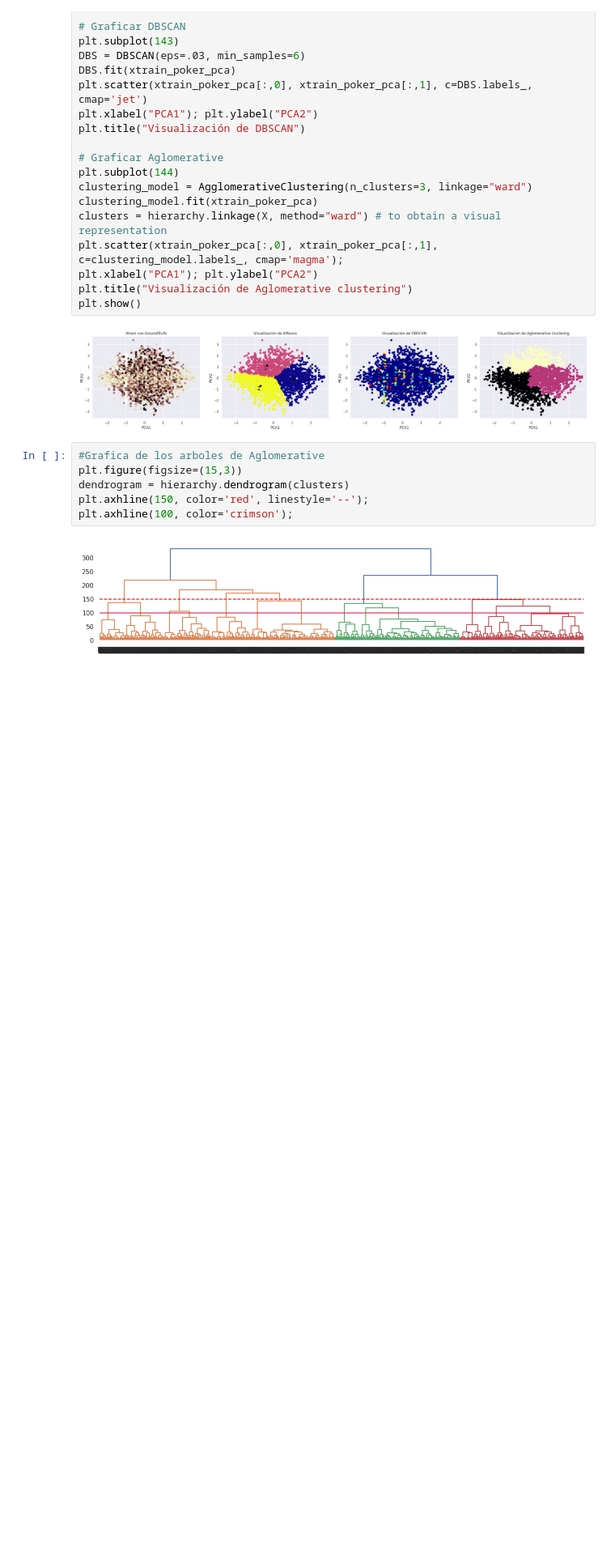
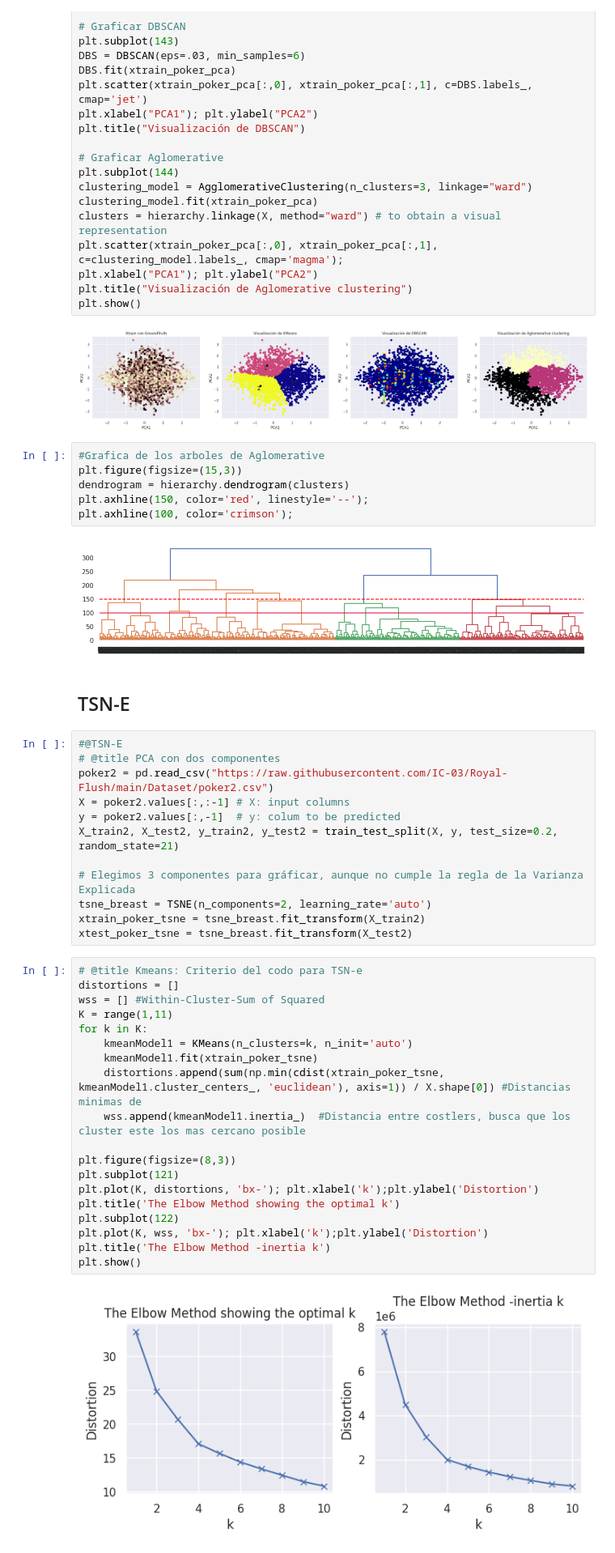
Before and after one commit to IC-03/Royal-Flush, a Jupyter notebook: Royal_Flush_Classification_Models_For_A_Poker_Hands_Dataset.ipynb, the cells around one changed output. Shown at 81% size. Drawn from its saved outputs; the diff is of its cells as text; blank space fills up the shorter version.

Commit message:
UltimaEntrega_v5_Metodos_Corrieron

```diff
--- a/Royal_Flush_Classification_Models_For_A_Poker_Hands_Dataset.ipynb
+++ b/Royal_Flush_Classification_Models_For_A_Poker_Hands_Dataset.ipynb
@@ -1142,3 +983,38 @@ plt.axhline(150, color='red', linestyle='--');
 plt.axhline(100, color='crimson');
 # %% [output]
 [figure]
+# %% [markdown]
+## TSN-E
+# %%
+#@TSN-E
+# @title PCA con dos componentes
+poker2 = pd.read_csv("https://raw.githubusercontent.com/IC-03/Royal-Flush/main/Dataset/poker2.csv")
+X = poker2.values[:,:-1] # X: input columns
+y = poker2.values[:,-1]  # y: colum to be predicted
+X_train2, X_test2, y_train2, y_test2 = train_test_split(X, y, test_size=0.2, random_state=21)
+
+# Elegimos 3 componentes para gráficar, aunque no cumple la regla de la Varianza Explicada
+tsne_breast = TSNE(n_components=2, learning_rate='auto')
+xtrain_poker_tsne = tsne_breast.fit_transform(X_train2)
+xtest_poker_tsne = tsne_breast.fit_transform(X_test2)
+# %%
+# @title Kmeans: Criterio del codo para TSN-e
+distortions = []
+wss = [] #Within-Cluster-Sum of Squared
+K = range(1,11)
+for k in K:
+    kmeanModel1 = KMeans(n_clusters=k, n_init='auto')
+    kmeanModel1.fit(xtrain_poker_tsne)
+    distortions.append(sum(np.min(cdist(xtrain_poker_tsne, kmeanModel1.cluster_centers_, 'euclidean'), axis=1)) / X.shape[0]) #Distancias minimas de
+    wss.append(kmeanModel1.inertia_)  #Distancia entre costlers, busca que los cluster este los mas cercano posible
+
+plt.figure(figsize=(8,3))
+plt.subplot(121)
+plt.plot(K, distortions, 'bx-'); plt.xlabel('k');plt.ylabel('Distortion')
+plt.title('The Elbow Method showing the optimal k')
+plt.subplot(122)
+plt.plot(K, wss, 'bx-'); plt.xlabel('k');plt.ylabel('Distortion')
+plt.title('The Elbow Method -inertia k')
+plt.show()
+# %% [output]
+[figure, added]
```
Also changed, not shown: parts of 36 cells of this notebook.
